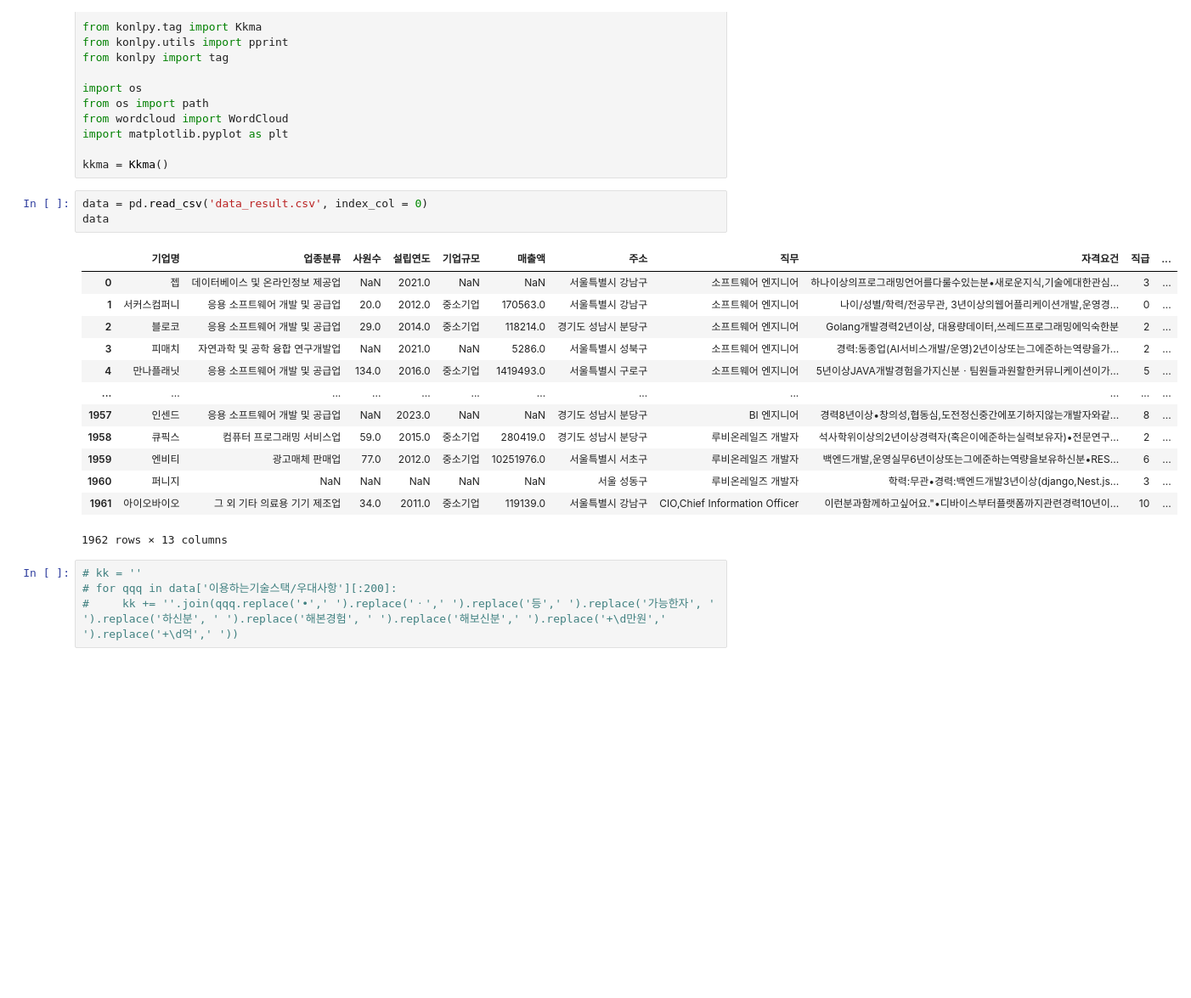
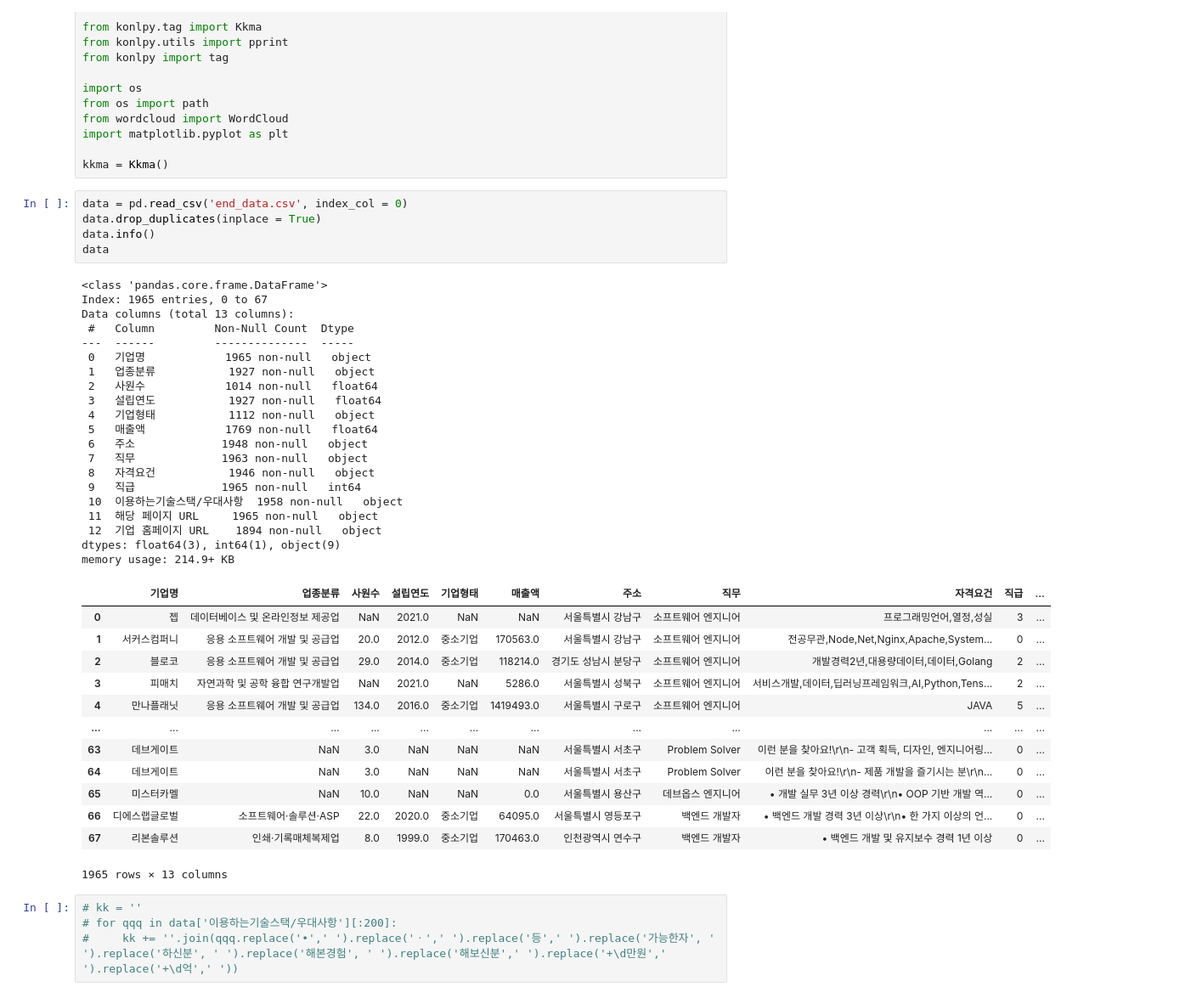
Before and after one commit to Pepi10/b7_Crawling, a Jupyter notebook: 김재경/stop_words_test.ipynb, the cells around one changed output. Shown at 85% size. Saved outputs shown, nothing was run; the diff lists cells and outputs as text; blank space fills up the shorter version.

```diff
--- a/김재경/stop_words_test.ipynb
+++ b/김재경/stop_words_test.ipynb
@@ -16,22 +16,44 @@ import matplotlib.pyplot as plt
 
 kkma = Kkma()
 # %%
-data = pd.read_csv('data_result.csv', index_col = 0)
+data = pd.read_csv('end_data.csv', index_col = 0)
+data.drop_duplicates(inplace = True)
+data.info()
 data
 # %% [output]
+<class 'pandas.core.frame.DataFrame'>
+Index: 1965 entries, 0 to 67
+Data columns (total 13 columns):
+ #   Column         Non-Null Count  Dtype
+---  ------         --------------  -----
+ 0   기업명            1965 non-null   object
+ 1   업종분류           1927 non-null   object
+ 2   사원수            1014 non-null   float64
+ 3   설립연도           1927 non-null   float64
+ 4   기업형태           1112 non-null   object
+ 5   매출액            1769 non-null   float64
+ 6   주소             1948 non-null   object
+ 7   직무             1963 non-null   object
+ 8   자격요건           1946 non-null   object
+ 9   직급             1965 non-null   int64
+ 10  이용하는기술스택/우대사항  1958 non-null   object
+ 11  해당 페이지 URL     1965 non-null   object
+ 12  기업 홈페이지 URL    1894 non-null   object
+dtypes: float64(3), int64(1), object(9)
+memory usage: 214.9+ KB
-|  | 기업명 | 업종분류 | 사원수 | 설립연도 | 기업규모 | 매출액 | 주소 | 직무 | 자격요건 | 직급 | ... |
-| 0 | 젭 | 데이터베이스 및 온라인정보 제공업 | NaN | 2021.0 | NaN | NaN | 서울특별시 강남구 | 소프트웨어 엔지니어 | 하나이상의프로그래밍언어를다룰수있는분•새로운지식,기술에대한관심... | 3 | ... |
-| 1 | 서커스컴퍼니 | 응용 소프트웨어 개발 및 공급업 | 20.0 | 2012.0 | 중소기업 | 170563.0 | 서울특별시 강남구 | 소프트웨어 엔지니어 | 나이/성별/학력/전공무관, 3년이상의웹어플리케이션개발,운영경... | 0 | ... |
-| 2 | 블로코 | 응용 소프트웨어 개발 및 공급업 | 29.0 | 2014.0 | 중소기업 | 118214.0 | 경기도 성남시 분당구 | 소프트웨어 엔지니어 | Golang개발경력2년이상, 대용량데이터,쓰레드프로그래밍에익숙한분 | 2 | ... |
-| 3 | 피매치 | 자연과학 및 공학 융합 연구개발업 | NaN | 2021.0 | NaN | 5286.0 | 서울특별시 성북구 | 소프트웨어 엔지니어 | 경력:동종업(AI서비스개발/운영)2년이상또는그에준하는역량을가... | 2 | ... |
-| 4 | 만나플래닛 | 응용 소프트웨어 개발 및 공급업 | 134.0 | 2016.0 | 중소기업 | 1419493.0 | 서울특별시 구로구 | 소프트웨어 엔지니어 | 5년이상JAVA개발경험을가지신분ㆍ팀원들과원할한커뮤니케이션이가... | 5 | ... |
+|  | 기업명 | 업종분류 | 사원수 | 설립연도 | 기업형태 | 매출액 | 주소 | 직무 | 자격요건 | 직급 | ... |
+| 0 | 젭 | 데이터베이스 및 온라인정보 제공업 | NaN | 2021.0 | NaN | NaN | 서울특별시 강남구 | 소프트웨어 엔지니어 | 프로그래밍언어,열정,성실 | 3 | ... |
+| 1 | 서커스컴퍼니 | 응용 소프트웨어 개발 및 공급업 | 20.0 | 2012.0 | 중소기업 | 170563.0 | 서울특별시 강남구 | 소프트웨어 엔지니어 | 전공무관,Node,Net,Nginx,Apache,System... | 0 | ... |
+| 2 | 블로코 | 응용 소프트웨어 개발 및 공급업 | 29.0 | 2014.0 | 중소기업 | 118214.0 | 경기도 성남시 분당구 | 소프트웨어 엔지니어 | 개발경력2년,대용량데이터,데이터,Golang | 2 | ... |
+| 3 | 피매치 | 자연과학 및 공학 융합 연구개발업 | NaN | 2021.0 | NaN | 5286.0 | 서울특별시 성북구 | 소프트웨어 엔지니어 | 서비스개발,데이터,딥러닝프레임워크,AI,Python,Tens... | 2 | ... |
+| 4 | 만나플래닛 | 응용 소프트웨어 개발 및 공급업 | 134.0 | 2016.0 | 중소기업 | 1419493.0 | 서울특별시 구로구 | 소프트웨어 엔지니어 | JAVA | 5 | ... |
 | ... | ... | ... | ... | ... | ... | ... | ... | ... | ... | ... | ... |
-| 1957 | 인센드 | 응용 소프트웨어 개발 및 공급업 | NaN | 2023.0 | NaN | NaN | 경기도 성남시 분당구 | BI 엔지니어 | 경력8년이상•창의성,협동심,도전정신중간에포기하지않는개발자와같... | 8 | ... |
-| 1958 | 큐픽스 | 컴퓨터 프로그래밍 서비스업 | 59.0 | 2015.0 | 중소기업 | 280419.0 | 경기도 성남시 분당구 | 루비온레일즈 개발자 | 석사학위이상의2년이상경력자(혹은이에준하는실력보유자)•전문연구... | 2 | ... |
-| 1959 | 엔비티 | 광고매체 판매업 | 77.0 | 2012.0 | 중소기업 | 10251976.0 | 서울특별시 서초구 | 루비온레일즈 개발자 | 백엔드개발,운영실무6년이상또는그에준하는역량을보유하신분•RES... | 6 | ... |
-| 1960 | 퍼니지 | NaN | NaN | NaN | NaN | NaN | 서울 성동구 | 루비온레일즈 개발자 | 학력:무관•경력:백엔드개발3년이상(django,Nest.js... | 3 | ... |
-| 1961 | 아이오바이오 | 그 외 기타 의료용 기기 제조업 | 34.0 | 2011.0 | 중소기업 | 119139.0 | 서울특별시 강남구 | CIO,Chief Information Officer | 이런분과함께하고싶어요."•디바이스부터플랫폼까지관련경력10년이... | 10 | ... |
+| 63 | 데브게이트 | NaN | 3.0 | NaN | NaN | NaN | 서울특별시 서초구 | Problem Solver | 이런 분을 찾아요!\r\n- 고객 획득, 디자인, 엔지니어링... | 0 | ... |
+| 64 | 데브게이트 | NaN | 3.0 | NaN | NaN | NaN | 서울특별시 서초구 | Problem Solver | 이런 분을 찾아요!\r\n- 제품 개발을 즐기시는 분\r\n... | 0 | ... |
+| 65 | 미스터카멜 | NaN | 10.0 | NaN | NaN | 0.0 | 서울특별시 용산구 | 데브옵스 엔지니어 | • 개발 실무 3년 이상 경력\r\n• OOP 기반 개발 역... | 0 | ... |
+| 66 | 디에스랩글로벌 | 소프트웨어·솔루션·ASP | 22.0 | 2020.0 | 중소기업 | 64095.0 | 서울특별시 영등포구 | 백엔드 개발자 | • 백엔드 개발 경력 3년 이상\r\n• 한 가지 이상의 언... | 0 | ... |
+| 67 | 리본솔루션 | 인쇄·기록매체복제업 | 8.0 | 1999.0 | 중소기업 | 170463.0 | 인천광역시 연수구 | 백엔드 개발자 | • 백엔드 개발 및 유지보수 경력 1년 이상 | 0 | ... |
-1962 rows × 13 columns
+1965 rows × 13 columns
 # %%
 # kk = ''
 # for qqq in data['이용하는기술스택/우대사항'][:200]:
```
Also changed, not shown: parts of 14 cells of this notebook, 5 other files.
